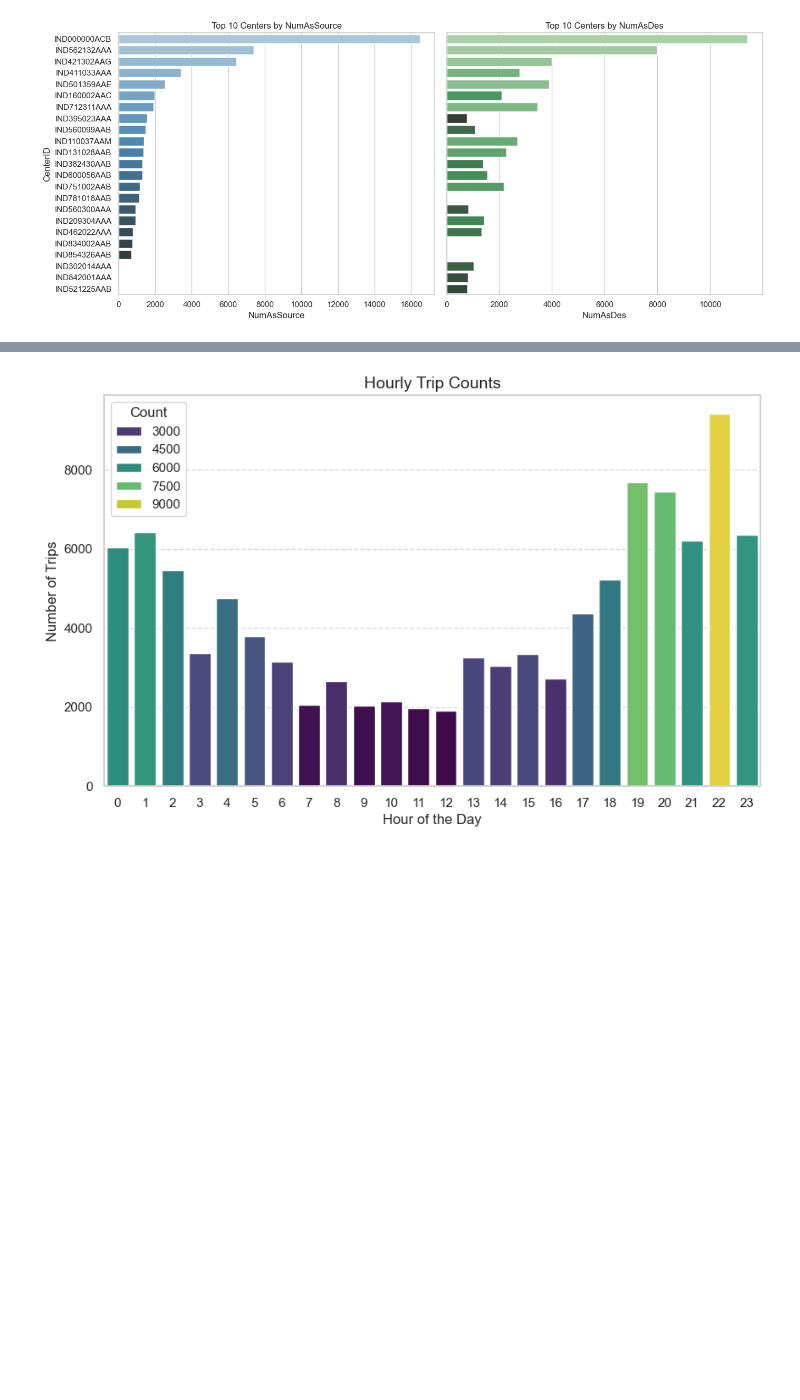
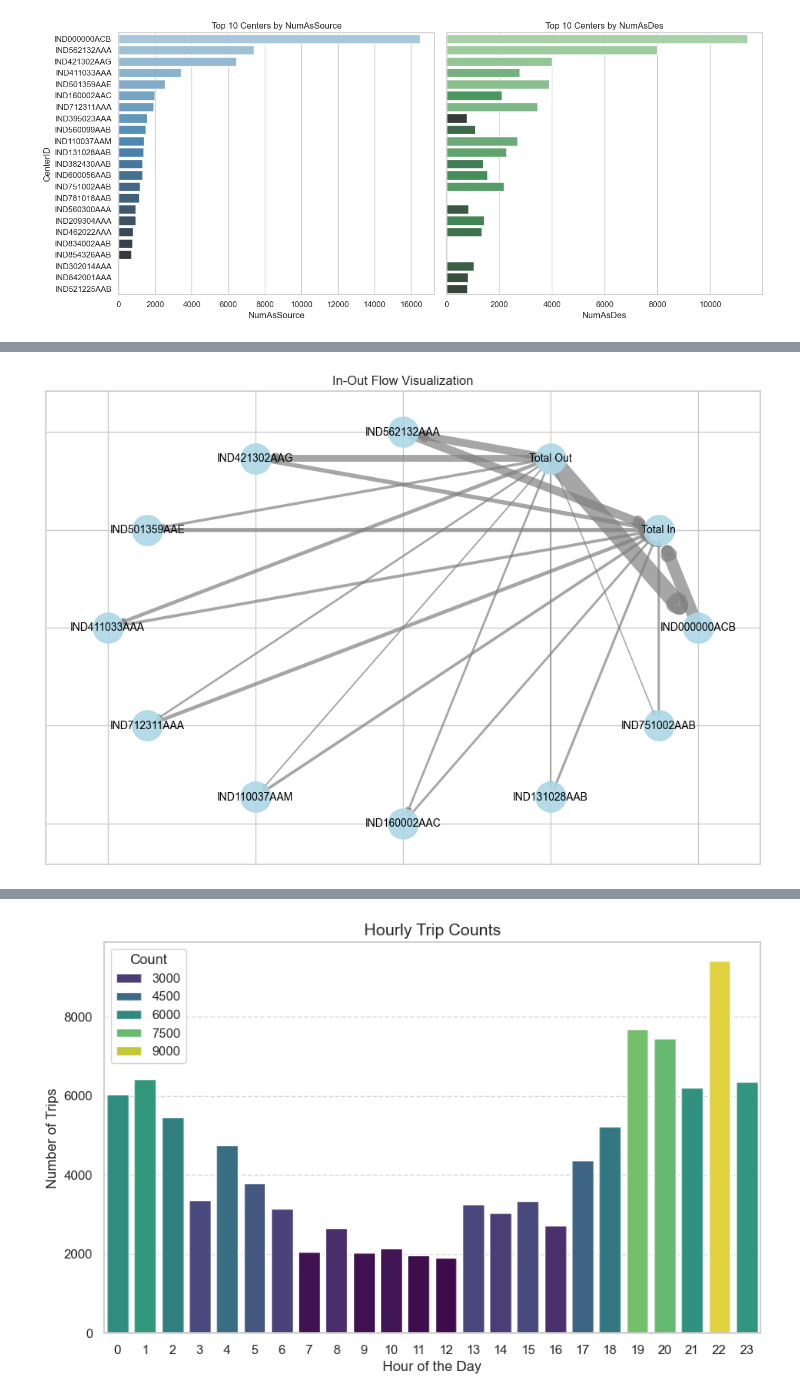
Before and after one commit to qweqwedfa/ProgrammingIndividual, a Jupyter notebook: Improvement_with_python.ipynb, the cells around one changed output, grey strips where cells are left out. Saved outputs shown, nothing was run; the diff lists cells and outputs as text; code cells hidden in the pictures; blank space fills up the shorter version.

Commit message:
Completed visualization

```diff
--- a/Improvement_with_python.ipynb
+++ b/Improvement_with_python.ipynb
@@ -265,3 +271,9 @@ plt.tight_layout()
 plt.show()
 # %% [output]
 [figure]
+# %%
+Source_and_des.head()
+Source_and_des['Average'] = Source_and_des[['NumAsSource', 'NumAsDes']].mean(axis=1)
+Source_and_des = Source_and_des.sort_values(by='Average', ascending=False)
+Source_and_des
+# convert to the descending order according to the mean
@@ -267,0 +294,29 @@ plt.show()
+# %%
+import pandas as pd
+import networkx as nx
+import matplotlib.pyplot as plt
+
+# using directed graph to visualize the in-flow and out-flow
+G = nx.DiGraph()
+# using the totalin and totalout as dummy points
+for _, row in Source_and_des[:10].iterrows():
+    G.add_node(row['CenterID'], weight=row['NumAsSource'] + row['NumAsDes'])
+    G.add_edge(row['CenterID'], 'Total In', weight=row['NumAsDes'])  # Edges for incoming traffic
+    G.add_edge('Total Out', row['CenterID'], weight=row['NumAsSource'])  # Edges for outgoing traffic
+
+plt.figure(figsize=(12, 8))
+# circular_layout is much clearer
+#pos = nx.spring_layout(G, seed=42)
+pos = nx.circular_layout(G)
+weights = nx.get_edge_attributes(G, 'weight')
+
+
+nx.draw_networkx_nodes(G, pos, node_size=800, node_color='lightblue', alpha=0.9)
+nx.draw_networkx_edges(G, pos, width=[v / 1000 for v in weights.values()], alpha=0.7, edge_color='gray')
+nx.draw_networkx_labels(G, pos, font_size=10, font_color='black')
+
+plt.title('In-Out Flow Visualization')
+plt.show()
+# this visualization provides limited information, so sankey pic is the alternative
+# %% [output]
+[figure, added]
```
Also changed, not shown: parts of 16 cells of this notebook.
